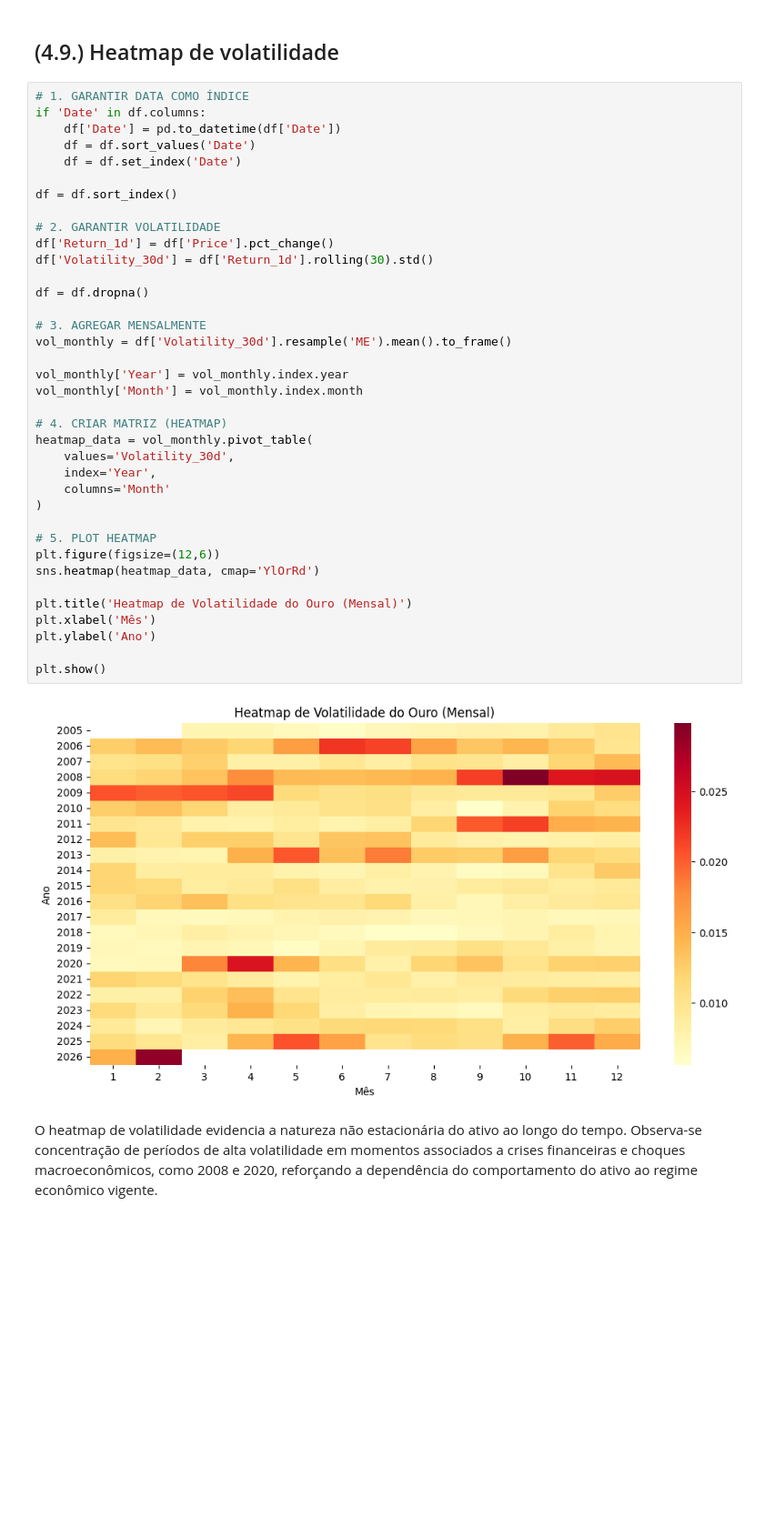
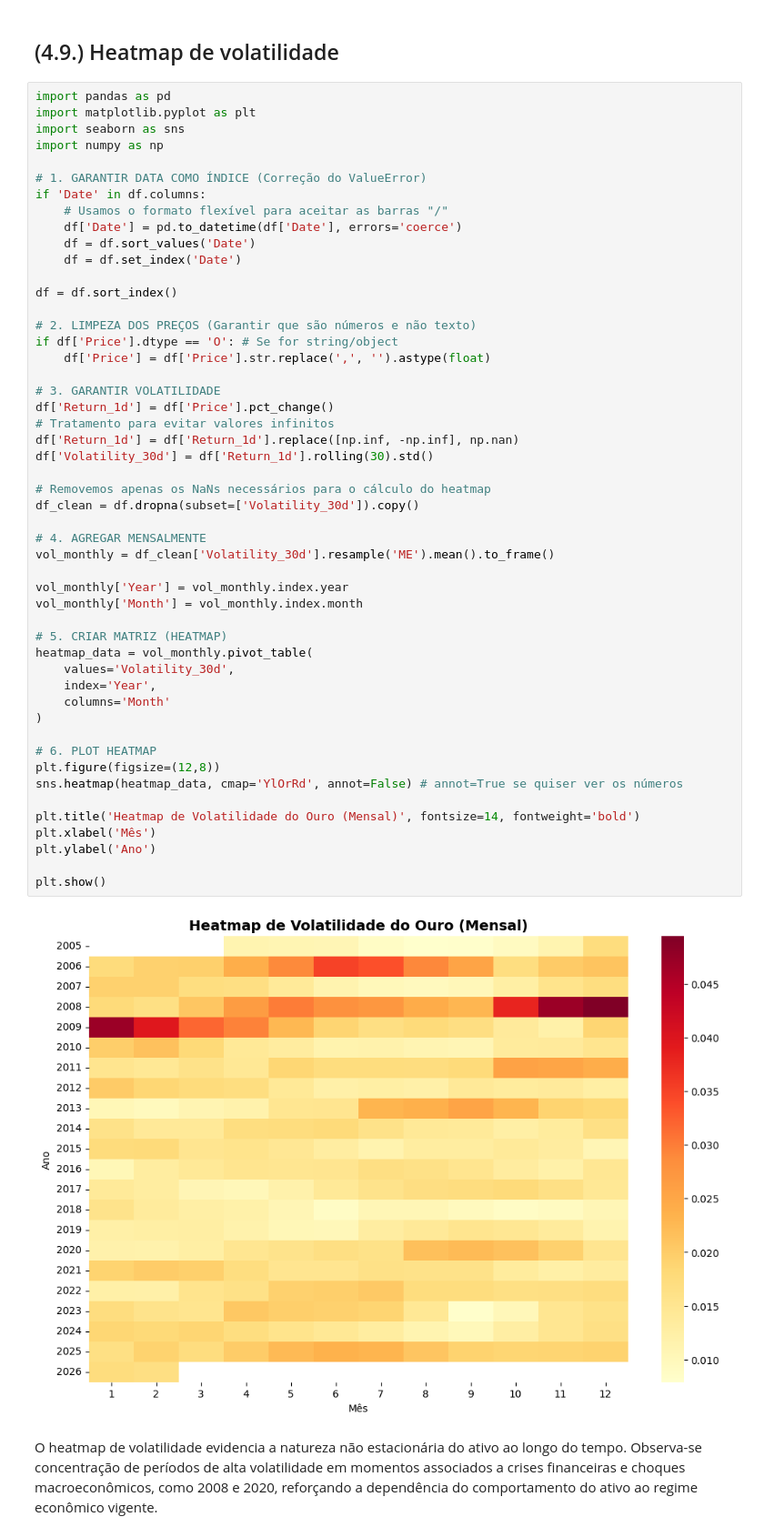
Before and after one commit to lalipedrozo/PUC_MVP_Analise_de_Dados, a Jupyter notebook: PUC_MVP_Analise_de_Dados.ipynb, the cells around one changed output. Shown at 91% size. Cells and saved outputs as stored; diff of their text form; blank space fills up the shorter version.

```diff
--- a/PUC_MVP_Analise_de_Dados.ipynb
+++ b/PUC_MVP_Analise_de_Dados.ipynb
@@ -949,44 +988,57 @@ Conclusão Técnica: O gráfico valida a hipótese de que a volatilidade do ativ
 # %% [markdown]
 ## (4.9.) Heatmap de volatilidade
 # %%
-# 1. GARANTIR DATA COMO ÍNDICE
+import pandas as pd
+import matplotlib.pyplot as plt
+import seaborn as sns
+import numpy as np
+
+# 1. GARANTIR DATA COMO ÍNDICE (Correção do ValueError)
 if 'Date' in df.columns:
-    df['Date'] = pd.to_datetime(df['Date'])
+    # Usamos o formato flexível para aceitar as barras "/"
+    df['Date'] = pd.to_datetime(df['Date'], errors='coerce')
     df = df.sort_values('Date')
     df = df.set_index('Date')
 
 df = df.sort_index()
 
-# 2. GARANTIR VOLATILIDADE
+# 2. LIMPEZA DOS PREÇOS (Garantir que são números e não texto)
+if df['Price'].dtype == 'O': # Se for string/object
+    df['Price'] = df['Price'].str.replace(',', '').astype(float)
+
+# 3. GARANTIR VOLATILIDADE
 df['Return_1d'] = df['Price'].pct_change()
+# Tratamento para evitar valores infinitos
+df['Return_1d'] = df['Return_1d'].replace([np.inf, -np.inf], np.nan)
 df['Volatility_30d'] = df['Return_1d'].rolling(30).std()
 
-df = df.dropna()
+# Removemos apenas os NaNs necessários para o cálculo do heatmap
+df_clean = df.dropna(subset=['Volatility_30d']).copy()
 
-# 3. AGREGAR MENSALMENTE
-vol_monthly = df['Volatility_30d'].resample('ME').mean().to_frame()
+# 4. AGREGAR MENSALMENTE
+vol_monthly = df_clean['Volatility_30d'].resample('ME').mean().to_frame()
 
 vol_monthly['Year'] = vol_monthly.index.year
 vol_monthly['Month'] = vol_monthly.index.month
 
-# 4. CRIAR MATRIZ (HEATMAP)
+# 5. CRIAR MATRIZ (HEATMAP)
 heatmap_data = vol_monthly.pivot_table(
     values='Volatility_30d',
     index='Year',
     columns='Month'
 )
 
-# 5. PLOT HEATMAP
-plt.figure(figsize=(12,6))
-sns.heatmap(heatmap_data, cmap='YlOrRd')
+# 6. PLOT HEATMAP
+plt.figure(figsize=(12,8))
+sns.heatmap(heatmap_data, cmap='YlOrRd', annot=False) # annot=True se quiser ver os números
 
-plt.title('Heatmap de Volatilidade do Ouro (Mensal)')
+plt.title('Heatmap de Volatilidade do Ouro (Mensal)', fontsize=14, fontweight='bold')
 plt.xlabel('Mês')
 plt.ylabel('Ano')
 
 plt.show()
 # %% [output]
-[figure, old version]
+[figure, new version]
 # %% [markdown]
 O heatmap de volatilidade evidencia a natureza não estacionária do ativo ao longo do tempo. Observa-se concentração de períodos de alta volatilidade em momentos associados a crises financeiras e choques macroeconômicos, como 2008 e 2020, reforçando a dependência do comportamento do ativo ao regime econômico vigente.
 # %% [markdown]
```
Also changed, not shown: parts of 24 cells of this notebook.
